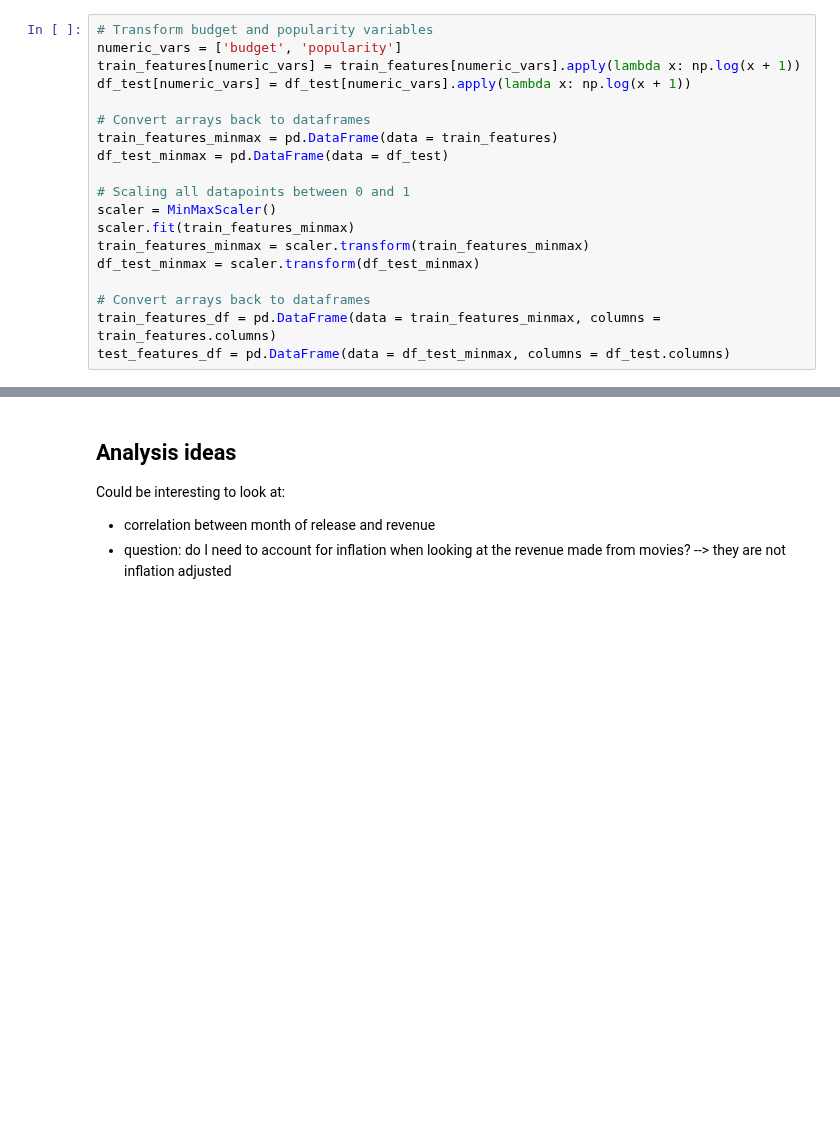
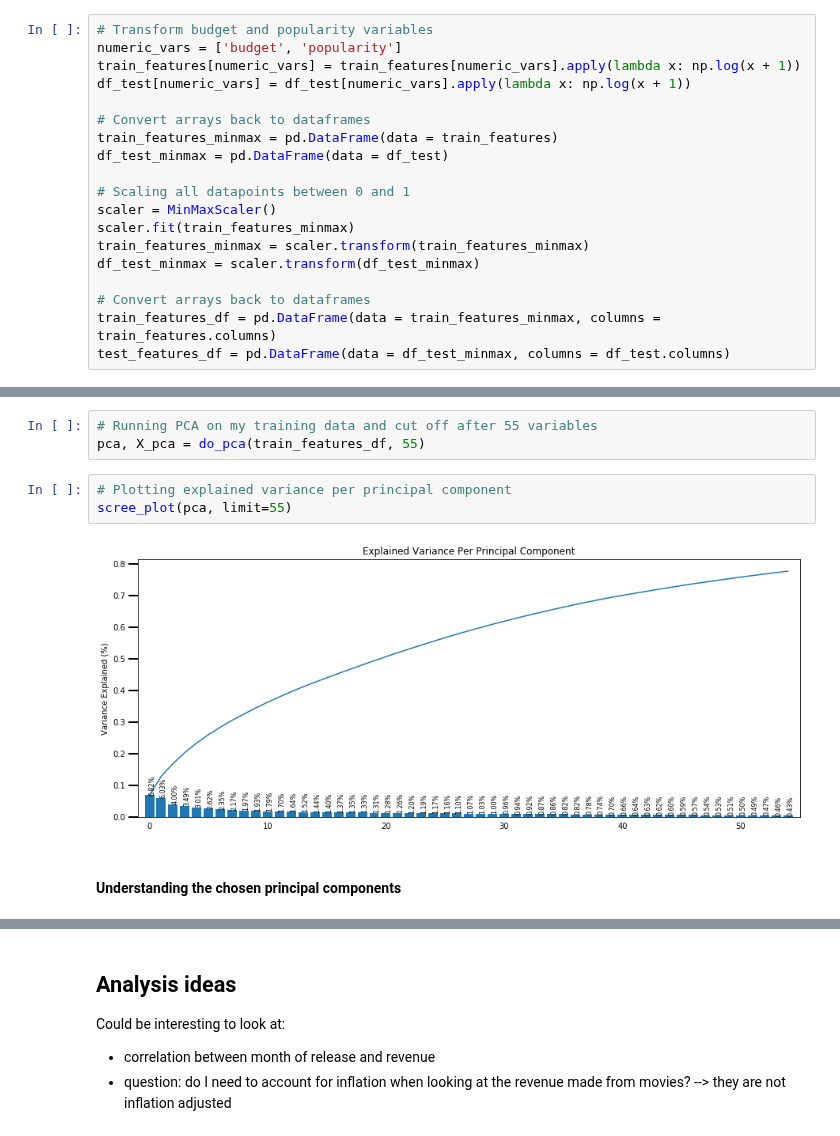
Before and after one commit to julianikulski/tmdb, a Jupyter notebook: tmdb.ipynb, the cells around one changed output, grey strips where cells are left out. Drawn from its saved outputs; the diff is of its cells as text; blank space fills up the shorter version.

```diff
--- a/tmdb.ipynb
+++ b/tmdb.ipynb
@@ -1663,0 +1708,10 @@ test_features_df.head()
+# %%
+# Running PCA on my training data and cut off after 55 variables
+pca, X_pca = do_pca(train_features_df, 55)
+# %%
+# Plotting explained variance per principal component
+scree_plot(pca, limit=55)
+# %% [output]
+[figure, added]
+# %% [markdown]
+#### Understanding the chosen principal components
```
Also changed, not shown: parts of 18 cells of this notebook.
